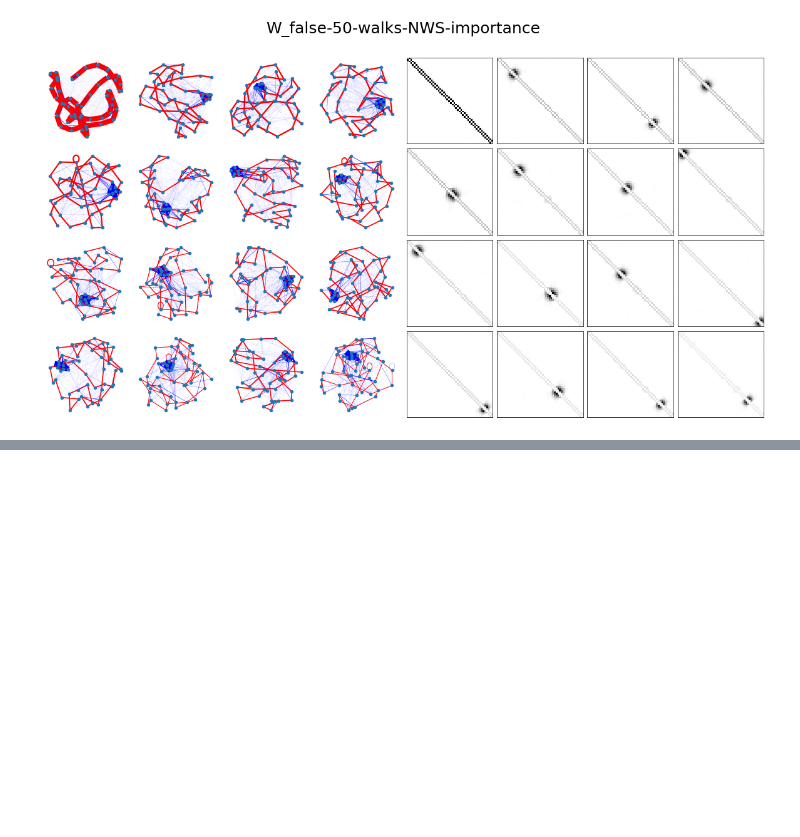
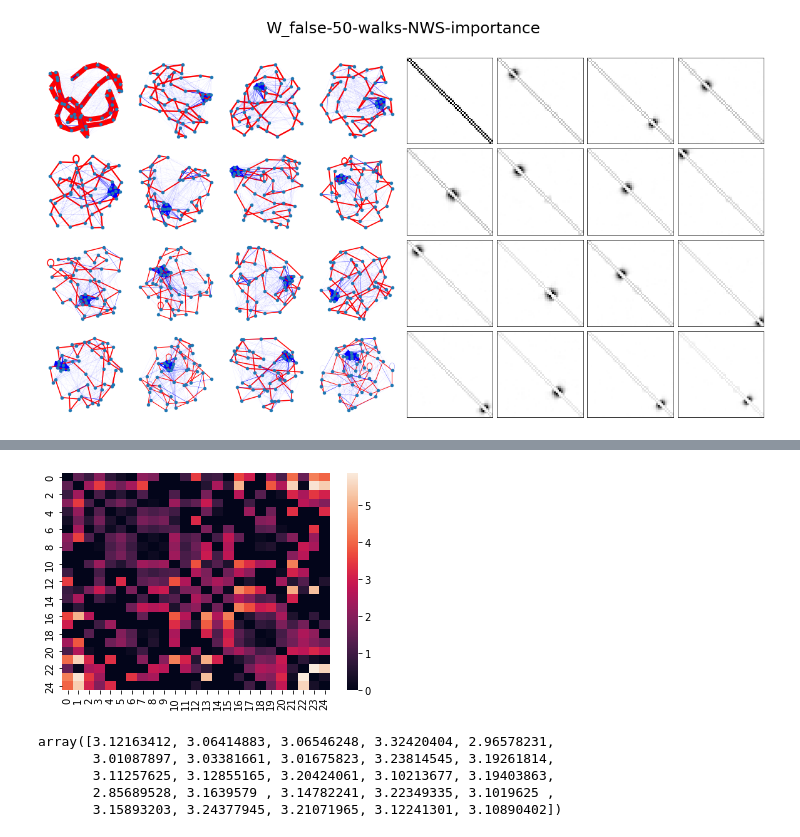
Before and after one commit to BryaneX455/reu2022, a Jupyter notebook: Kuramoto Model/Final Notebook.ipynb, the cells around one changed output, grey strips where cells are left out. Saved outputs shown, nothing was run; the diff lists cells and outputs as text; code cells hidden in the pictures; blank space fills up the shorter version.

```diff
--- a/Kuramoto Model/Final Notebook.ipynb
+++ b/Kuramoto Model/Final Notebook.ipynb
@@ -173,0 +176,25 @@ display_dict_and_graph(title='W_false-{}-walks-{}-importance'.format(k, ntwk_non
+# %%
+def adj_to_coladj(adj_mat, dynamics):
+    col_adj = np.zeros((adj_mat.shape[0], adj_mat.shape[1]))
+    for i in range(adj_mat.shape[0]):
+        for j in range(i, adj_mat.shape[1]):
+            if i == j or adj_mat[i][j] == 0:
+                col_adj[i][j] = 0
+                col_adj[j][i] = 0
+            if adj_mat[i][j] == 1:
+                a = abs(dynamics[j] - dynamics[i])
+                b = abs(2*np.pi + (dynamics[j] - dynamics[i]))
+                col_adj[i][j] = min(a, b)
+                col_adj[j][i] = min(a, b)
+
+    return col_adj
+# %%
+model = Kuramoto(
+    coupling=10,
+    dt=0.01,
+    T=1000,
+    n_nodes=25,
+    base_iter=126,
+    natfreqs=None,
+    half_sync=False
+)
@@ -173,0 +218,14 @@ display_dict_and_graph(title='W_false-{}-walks-{}-importance'.format(k, ntwk_non
+# %%
+col_adj = adj_to_coladj(adj, dynamics)
+sns.heatmap(col_adj);
+# %% [output]
+[figure, added]
+# %%
+dynamics = sim.T[125]
+dynamics
+# %% [output]
+array([3.12163412, 3.06414883, 3.06546248, 3.32420404, 2.96578231,
+       3.01087897, 3.03381661, 3.01675823, 3.23814545, 3.19261814,
+       3.11257625, 3.12855165, 3.20424061, 3.10213677, 3.19403863,
+       2.85689528, 3.1639579 , 3.14782241, 3.22349335, 3.1019625 ,
+       3.15893203, 3.24377945, 3.21071965, 3.12241301, 3.10890402])
```
Also changed, not shown: parts of 32 cells of this notebook, 10 other files.
